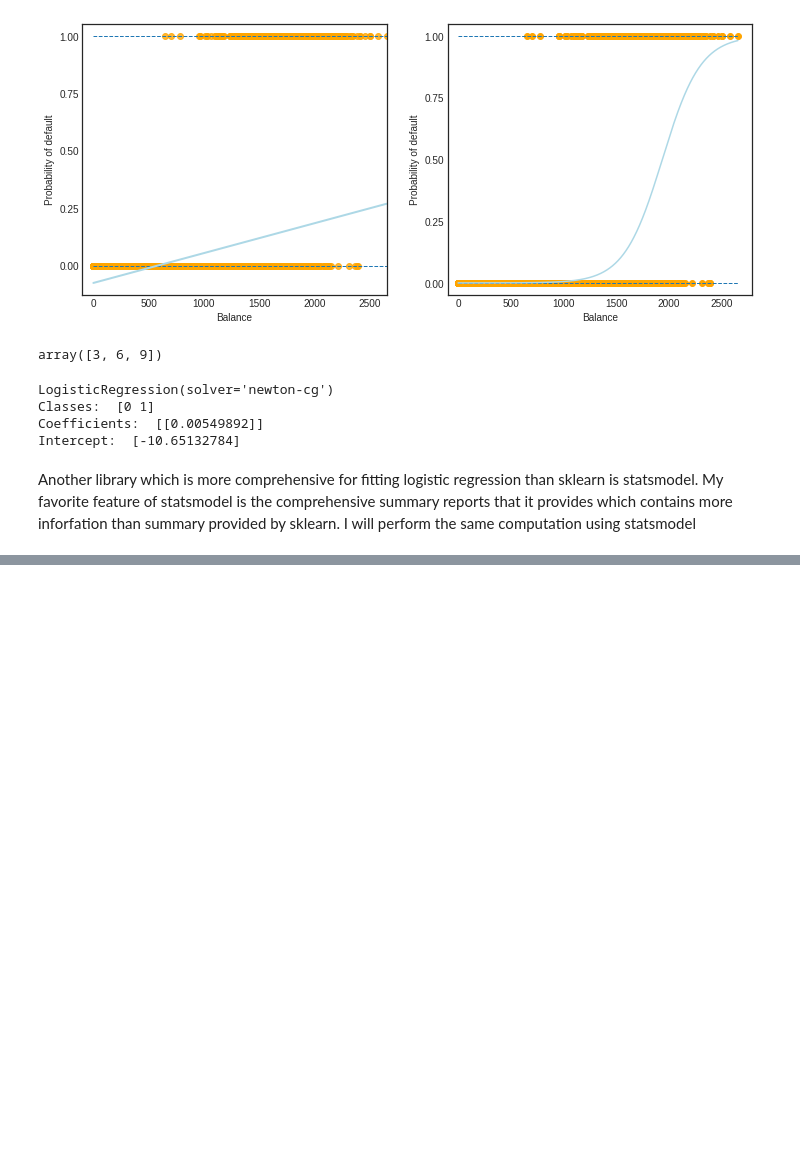
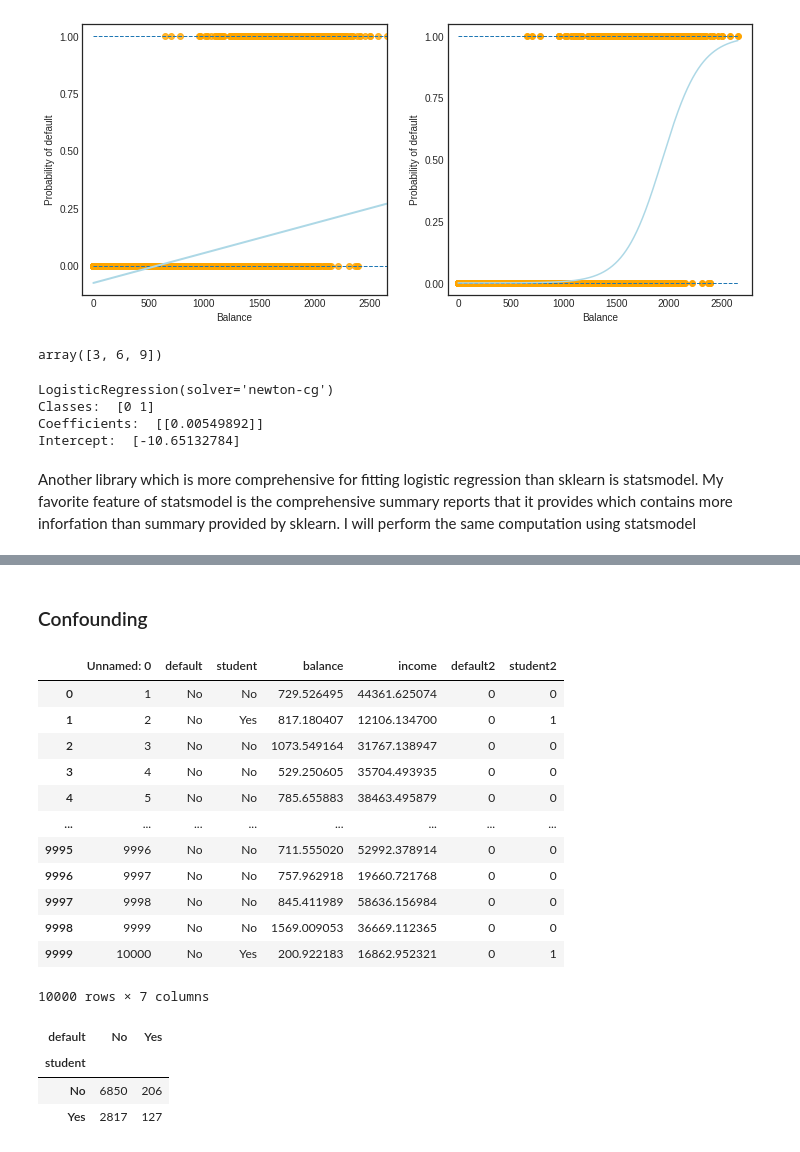
Before and after one commit to Saad-Hussain31/Defaulter-Classification, a Jupyter notebook: Logistic Regression.ipynb, the cells around one changed output, grey strips where cells are left out. Cells and saved outputs as stored; diff of their text form; code cells hidden in the pictures; blank space fills up the shorter version.

```diff
--- a/Logistic Regression.ipynb
+++ b/Logistic Regression.ipynb
@@ -139,0 +160,18 @@ student2      0.4049    0.1150    3.5202  0.0004   0.1795   0.6303
+# %% [markdown]
+### Confounding
+# %%
+df
+# %% [output]
+|  | Unnamed: 0 | default | student | balance | income | default2 | student2 |
+| 0 | 1 | No | No | 729.526495 | 44361.625074 | 0 | 0 |
+| 1 | 2 | No | Yes | 817.180407 | 12106.134700 | 0 | 1 |
+| 2 | 3 | No | No | 1073.549164 | 31767.138947 | 0 | 0 |
+| 3 | 4 | No | No | 529.250605 | 35704.493935 | 0 | 0 |
+| 4 | 5 | No | No | 785.655883 | 38463.495879 | 0 | 0 |
+| ... | ... | ... | ... | ... | ... | ... | ... |
+| 9995 | 9996 | No | No | 711.555020 | 52992.378914 | 0 | 0 |
+| 9996 | 9997 | No | No | 757.962918 | 19660.721768 | 0 | 0 |
+| 9997 | 9998 | No | No | 845.411989 | 58636.156984 | 0 | 0 |
+| 9998 | 9999 | No | No | 1569.009053 | 36669.112365 | 0 | 0 |
+| 9999 | 10000 | No | Yes | 200.922183 | 16862.952321 | 0 | 1 |
+10000 rows × 7 columns
@@ -139,0 +197,7 @@ student2      0.4049    0.1150    3.5202  0.0004   0.1795   0.6303
+# %%
+df.groupby(['student','default']).size().unstack('default')
+# %% [output]
+| default | No | Yes |
+| student |  |  |
+| No | 6850 | 206 |
+| Yes | 2817 | 127 |
```
Also changed, not shown: parts of 8 cells of this notebook.
